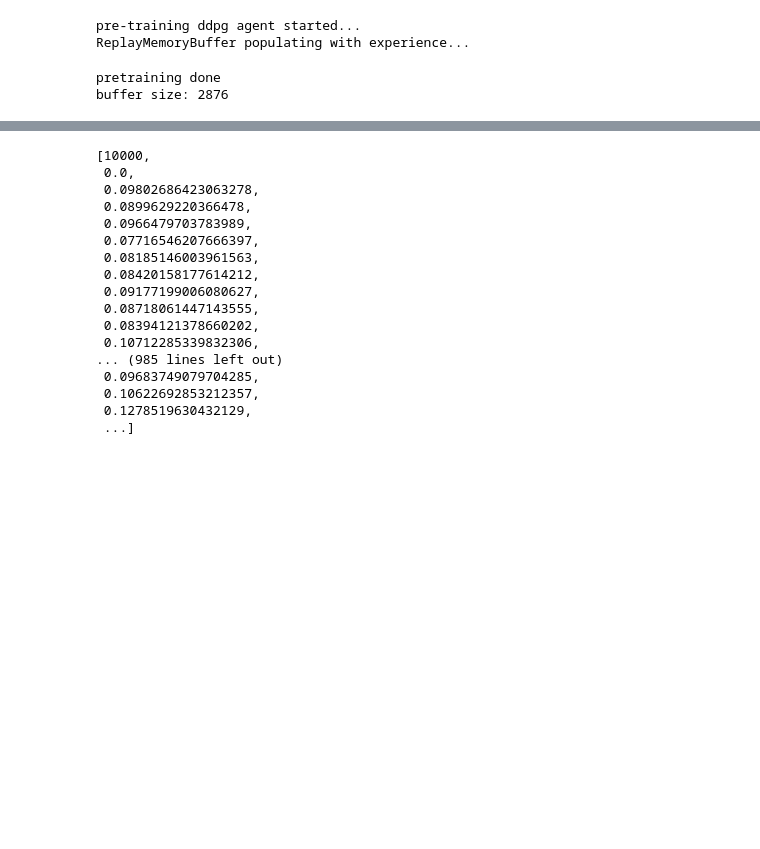
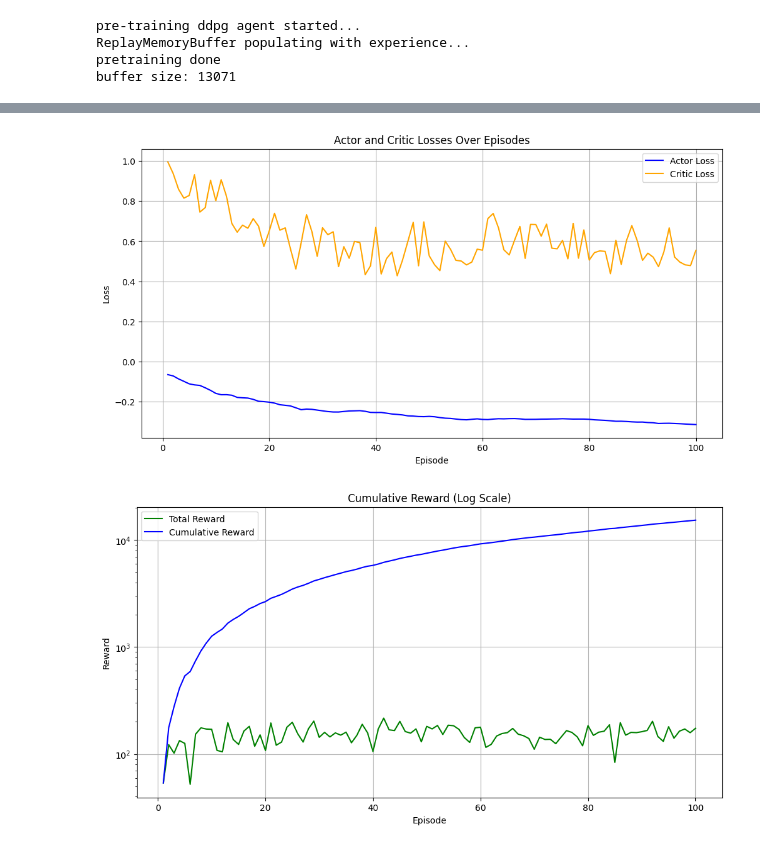
Before and after one commit to mrajancsr/deep-policy-gradient-portfolio, a Jupyter notebook: ddpgportfolio/agent/test.ipynb, the cells around one changed output, grey strips where cells are left out. Saved outputs shown, nothing was run; the diff lists cells and outputs as text; code cells hidden in the pictures; blank space fills up the shorter version.

```diff
--- a/ddpgportfolio/agent/test.ipynb
+++ b/ddpgportfolio/agent/test.ipynb
@@ -1,8 +1,5 @@
 # %%
-# The purpose of this file is to create a price tensor for input into the neural network
-# and to train the policy using Deep Deterministic Policy Gradient.
-# Code is inspired by the paper "A Deep Reinforcement Learning Framework for the Financial Portfolio Management Problem"
-# For more details, see: c.f https://arxiv.org/abs/1706.10059
+# testing performance evaluation
 
 
 from typing import List
@@ -20,7 +17,7 @@ torch.set_default_device("mps")
 BATCH_SIZE = 50  # training is done in mini-batches
 WINDOW_SIZE = 50  # last n timesteps for the price tensor
 STEP_SIZE = 1  # for rolling window batch sampler
-start_date = "2024-08-01"  # start date of trading
+start_date = "2024-01-01"  # start date of trading
 # DEVICE = "mps"
 
 asset_names: List[str] = [
@@ -44,14 +41,12 @@ agent = DDPGAgent(portfolio, BATCH_SIZE, WINDOW_SIZE, STEP_SIZE, 100)
 
 # need to pretrain the agent to populate the replay buffer with experiences
 agent.pre_train()
-# train the agent
-#agent.train()
 # %% [output]
 pre-training ddpg agent started...
 ReplayMemoryBuffer populating with experience...
+pretraining done
+buffer size: 13071
-pretraining done
-buffer size: 2876
 # %%
-agent.train()
+agent.train(100);
 # %% [output]
 Training Started for DDPG Agent
@@ -73,2 +68,4 @@ Episode 20 - Actor Loss: -0.1281, Critic Loss: 0.4096, Total Reward: 51.3304
 Training complete!
+[figure, added]
+[figure, added]
 # %%
@@ -109,21 +99 @@ def get_random_action(m):
-# %%
-portfolio_values
-# %% [output]
-[10000,
- 0.0,
- 0.09802686423063278,
- 0.0899629220366478,
- 0.0966479703783989,
- 0.07716546207666397,
- 0.08185146003961563,
- 0.08420158177614212,
- 0.09177199006080627,
- 0.08718061447143555,
- 0.08394121378660202,
- 0.10712285339832306,
-... (985 lines left out)
- 0.09683749079704285,
- 0.10622692853212357,
- 0.1278519630432129,
- ...]
 # %%
```
Also changed, not shown: parts of 25 cells of this notebook, 2 other files.
